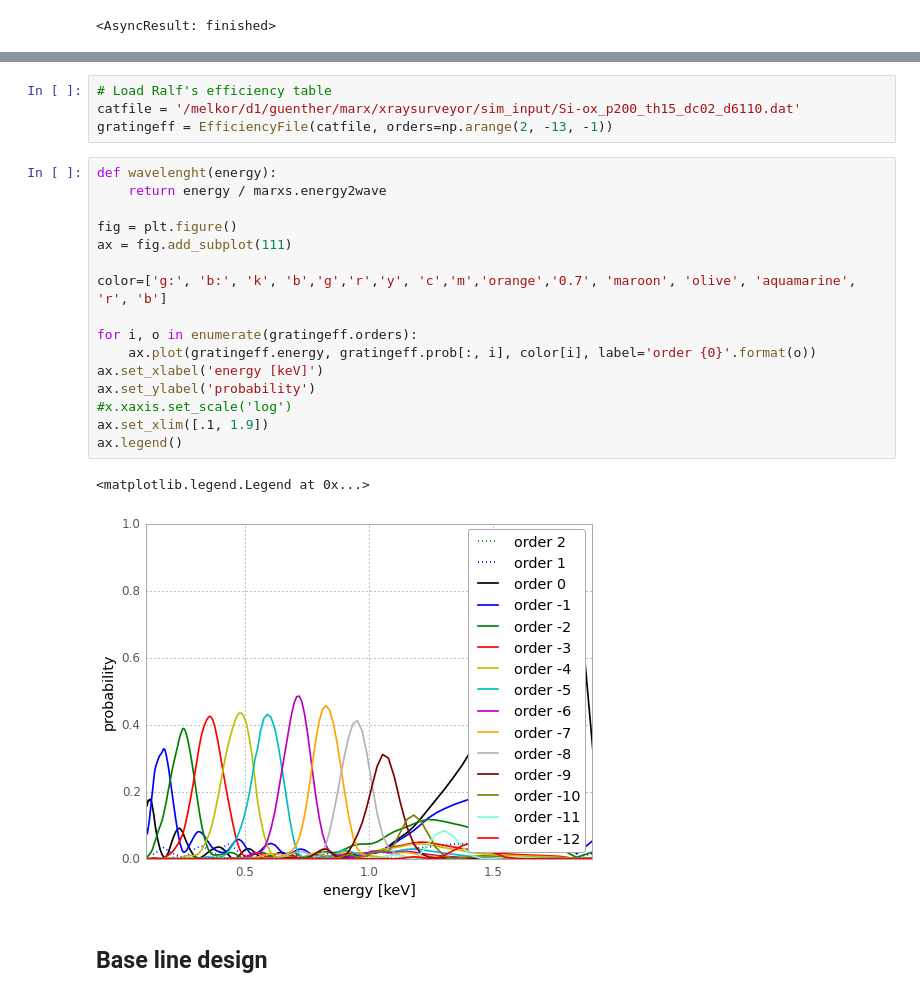
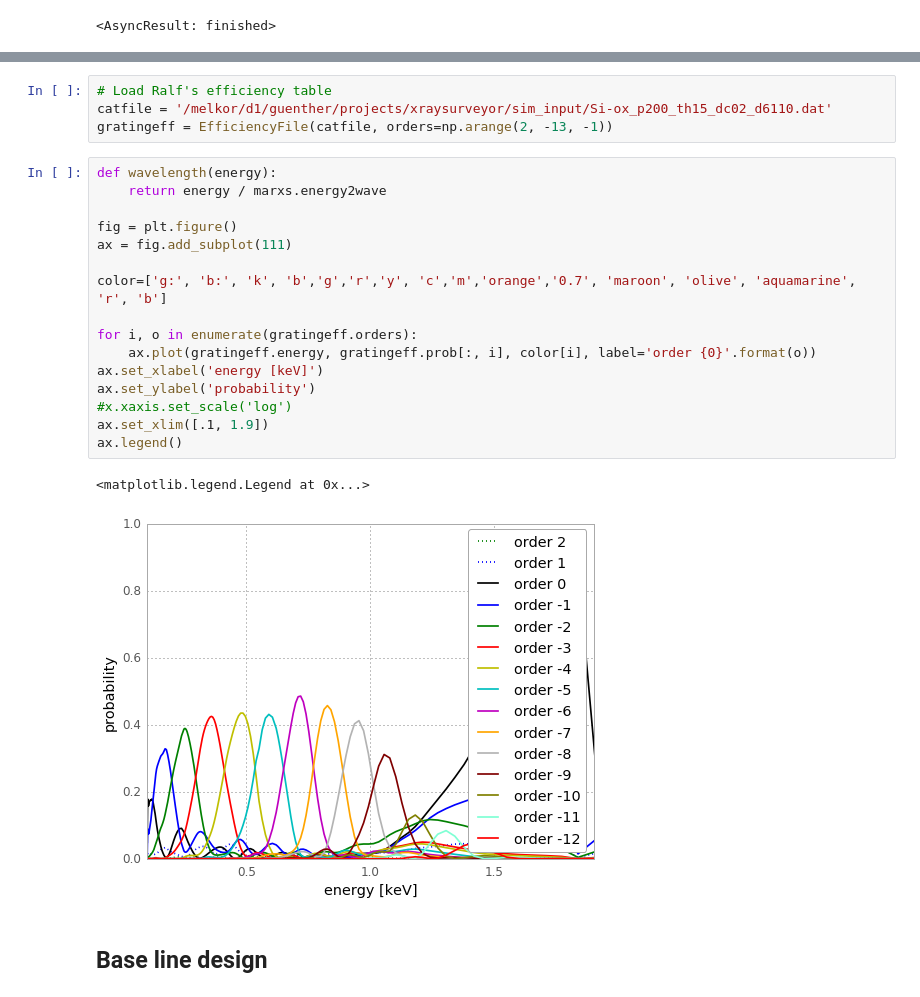
Before and after one commit to hamogu/x-raysurveyor, a Jupyter notebook: X-raysurveyor.ipynb, the cells around one changed output, grey strips where cells are left out. Drawn from its saved outputs; the diff is of its cells as text.

```diff
--- a/X-raysurveyor.ipynb
+++ b/X-raysurveyor.ipynb
@@ -196,26 +164,26 @@ dview.execute(In[-2], block=True)
 # %%
 # Load Ralf's efficiency table
-catfile = '/melkor/d1/guenther/marx/xraysurveyor/sim_input/Si-ox_p200_th15_dc02_d6110.dat'
+catfile = '/melkor/d1/guenther/projects/xraysurveyor/sim_input/Si-ox_p200_th15_dc02_d6110.dat'
 gratingeff = EfficiencyFile(catfile, orders=np.arange(2, -13, -1))
 # %%
-def wavelenght(energy):
+def wavelength(energy):
     return energy / marxs.energy2wave
 
 fig = plt.figure()
 ax = fig.add_subplot(111)
 
 color=['g:', 'b:', 'k', 'b','g','r','y', 'c','m','orange','0.7', 'maroon', 'olive', 'aquamarine', 'r', 'b']
 
 for i, o in enumerate(gratingeff.orders):
     ax.plot(gratingeff.energy, gratingeff.prob[:, i], color[i], label='order {0}'.format(o))
 ax.set_xlabel('energy [keV]')
 ax.set_ylabel('probability')
 #x.xaxis.set_scale('log')
 ax.set_xlim([.1, 1.9])
 ax.legend()
 # %% [output]
 <matplotlib.legend.Legend at 0x...>
-[figure, old version]
+[figure, new version]
 # %% [markdown]
 ## Base line design
 # %% [markdown]
```
Also changed, not shown: parts of 28 cells of this notebook.
